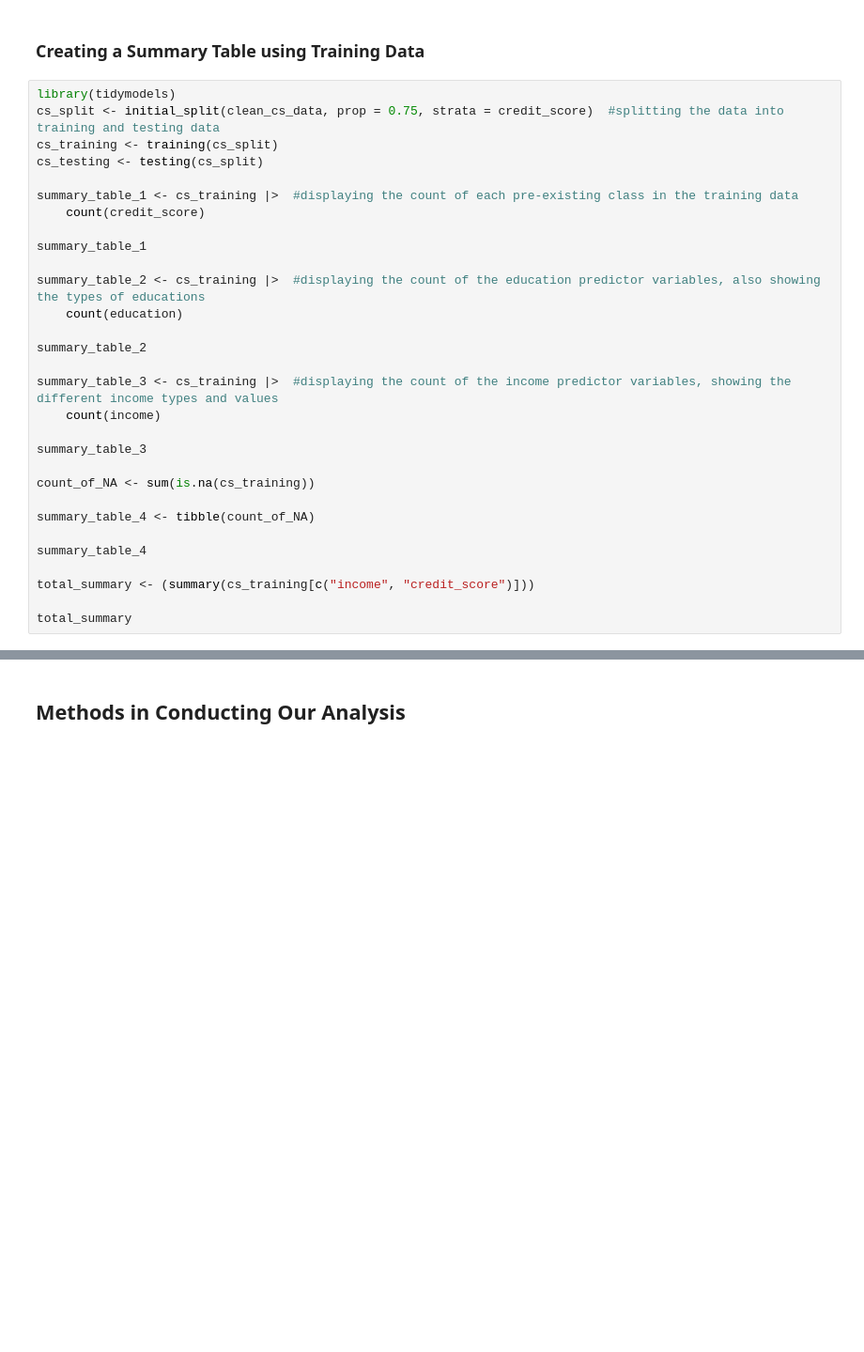
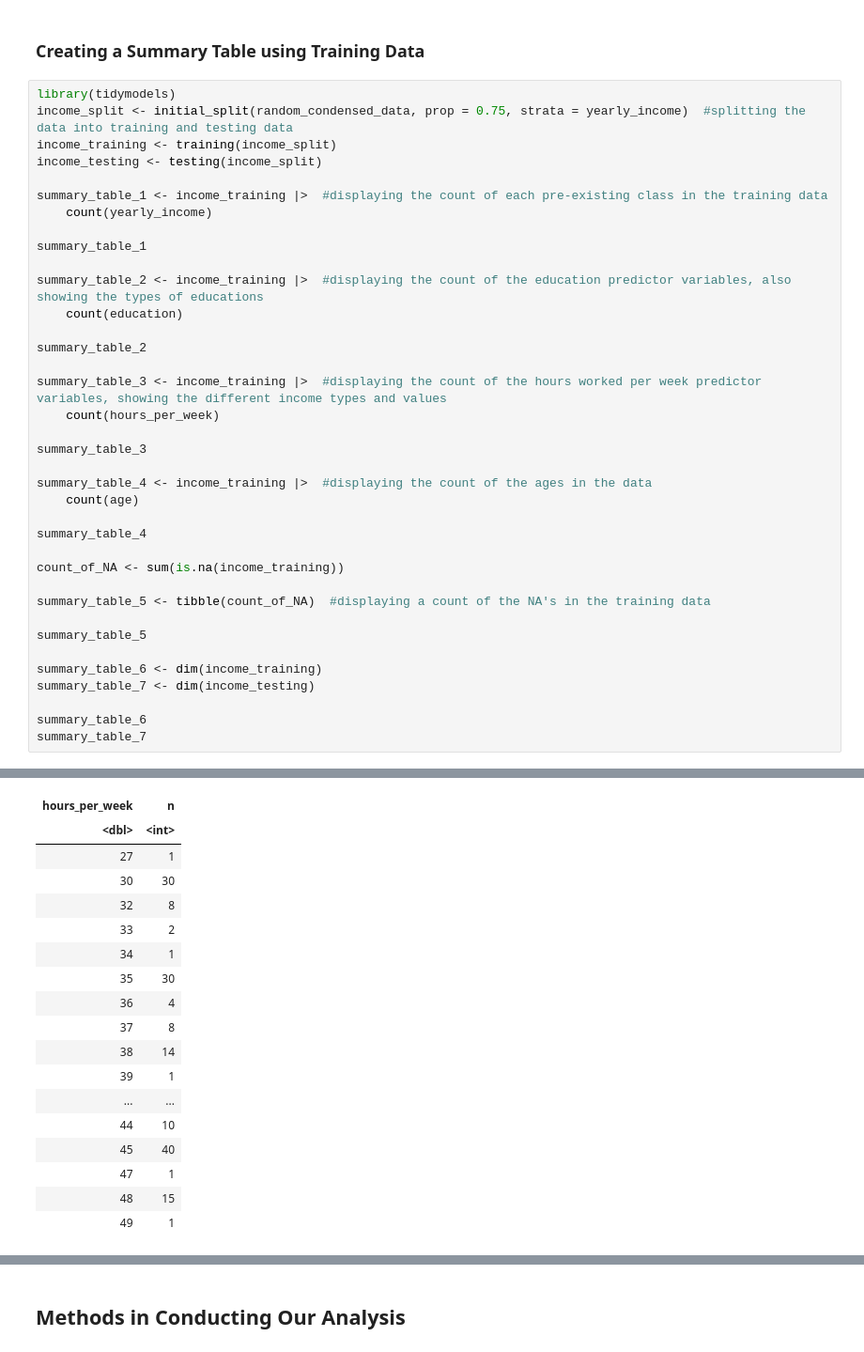
Before and after one commit to aadikanwar/DSCI100_group_project, a Jupyter notebook: group_project_proposal.ipynb, the cells around one changed output, grey strips where cells are left out. Shown at 94% size. Drawn from its saved outputs; the diff is of its cells as text; blank space fills up the shorter version.

```diff
--- a/group_project_proposal.ipynb
+++ b/group_project_proposal.ipynb
@@ -82,32 +78,39 @@ The data presented is sensibly clean and wrangled appropriately. Each row is a s
 ### Creating a Summary Table using Training Data
 # %%
 library(tidymodels)
-cs_split <- initial_split(clean_cs_data, prop = 0.75, strata = credit_score)  #splitting the data into training and testing data
-cs_training <- training(cs_split)
-cs_testing <- testing(cs_split)
+income_split <- initial_split(random_condensed_data, prop = 0.75, strata = yearly_income)  #splitting the data into training and testing data
+income_training <- training(income_split)
+income_testing <- testing(income_split)
 
-summary_table_1 <- cs_training |>  #displaying the count of each pre-existing class in the training data
-    count(credit_score)
+summary_table_1 <- income_training |>  #displaying the count of each pre-existing class in the training data
+    count(yearly_income)
 
 summary_table_1
 
-summary_table_2 <- cs_training |>  #displaying the count of the education predictor variables, also showing the types of educations
+summary_table_2 <- income_training |>  #displaying the count of the education predictor variables, also showing the types of educations
     count(education)
 
 summary_table_2
 
-summary_table_3 <- cs_training |>  #displaying the count of the income predictor variables, showing the different income types and values
-    count(income)
+summary_table_3 <- income_training |>  #displaying the count of the hours worked per week predictor variables, showing the different income types and values
+    count(hours_per_week)
 
 summary_table_3
 
-count_of_NA <- sum(is.na(cs_training))
-
-summary_table_4 <- tibble(count_of_NA)
+summary_table_4 <- income_training |>  #displaying the count of the ages in the data
+    count(age)
 
 summary_table_4
 
-total_summary <- (summary(cs_training[c("income", "credit_score")]))
+count_of_NA <- sum(is.na(income_training))
 
-total_summary
+summary_table_5 <- tibble(count_of_NA)  #displaying a count of the NA's in the training data
+
+summary_table_5
+
+summary_table_6 <- dim(income_training)
+summary_table_7 <- dim(income_testing)
+
+summary_table_6
+summary_table_7
 # %% [output]
@@ -144,0 +141,18 @@ A tibble: 5 × 2
+| hours_per_week | n |
+| <dbl> | <int> |
+| 27 | 1 |
+| 30 | 30 |
+| 32 | 8 |
+| 33 | 2 |
+| 34 | 1 |
+| 35 | 30 |
+| 36 | 4 |
+| 37 | 8 |
+| 38 | 14 |
+| 39 | 1 |
+| ... | ... |
+| 44 | 10 |
+| 45 | 40 |
+| 47 | 1 |
+| 48 | 15 |
+| 49 | 1 |
```
Also changed, not shown: parts of 11 cells of this notebook.
